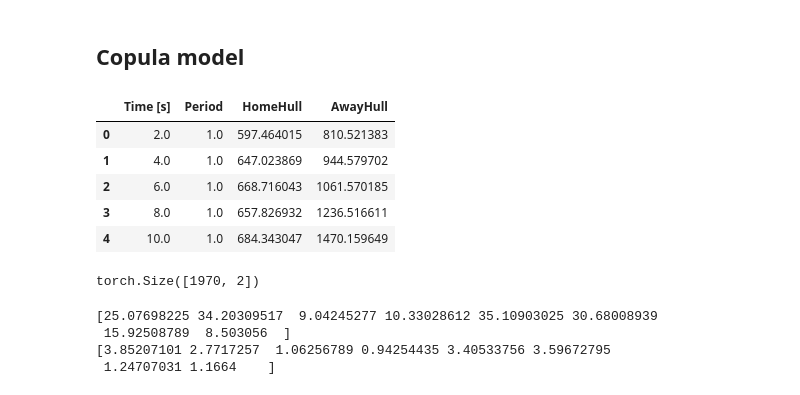
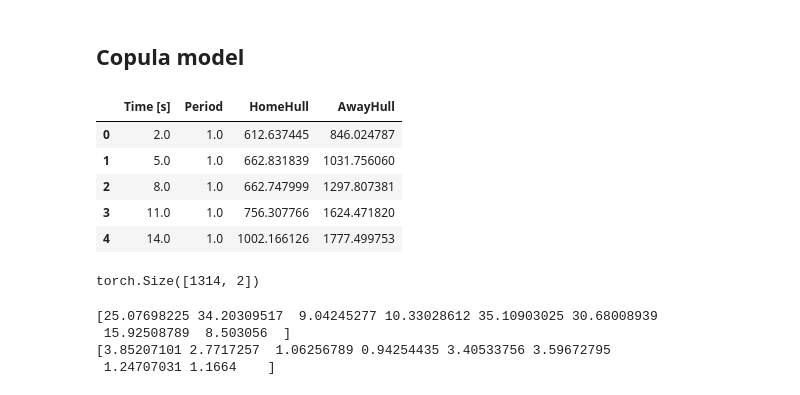
Before and after one commit to ValentinisAlessio/PML_exam, a Jupyter notebook: hmmpyro_tests/VarInference.ipynb, the cells around one changed output. Saved outputs shown, nothing was run; the diff lists cells and outputs as text; code cells hidden in the pictures.

```diff
--- a/hmmpyro_tests/VarInference.ipynb
+++ b/hmmpyro_tests/VarInference.ipynb
@@ -97,21 +97,21 @@ print(f">> Mean of the Convex Hull for home team (STATE 2): {mean_state2:.2f} m^
 # %% [markdown]
 ## Copula model
 # %%
-data = pd.read_csv("../data/hulls_every2_matchday2.csv")
+data = pd.read_csv("../data/hulls_every3_matchday2.csv")
 data = data.dropna()
 data.head()
 # %% [output]
 |  | Time [s] | Period | HomeHull | AwayHull |
-| 0 | 2.0 | 1.0 | 597.464015 | 810.521383 |
-| 1 | 4.0 | 1.0 | 647.023869 | 944.579702 |
-| 2 | 6.0 | 1.0 | 668.716043 | 1061.570185 |
-| 3 | 8.0 | 1.0 | 657.826932 | 1236.516611 |
-| 4 | 10.0 | 1.0 | 684.343047 | 1470.159649 |
+| 0 | 2.0 | 1.0 | 612.637445 | 846.024787 |
+| 1 | 5.0 | 1.0 | 662.831839 | 1031.756060 |
+| 2 | 8.0 | 1.0 | 662.747999 | 1297.807381 |
+| 3 | 11.0 | 1.0 | 756.307766 | 1624.471820 |
+| 4 | 14.0 | 1.0 | 1002.166126 | 1777.499753 |
 # %%
 xy_sequence = torch.tensor(data[["HomeHull","AwayHull"]].values/100) #we divide by 100 to avoid computational issues (insted of m^2 we use dm^2)
 xy_sequence.shape
 # %% [output]
-torch.Size([1970, 2])
+torch.Size([1314, 2])
 # %%
 def empirical_gamma_cdf(x, shape, rate):
     # Generate 1000 random samples from the gamma distribution
```
Also changed, not shown: parts of 3 cells of this notebook, 9 other files.
